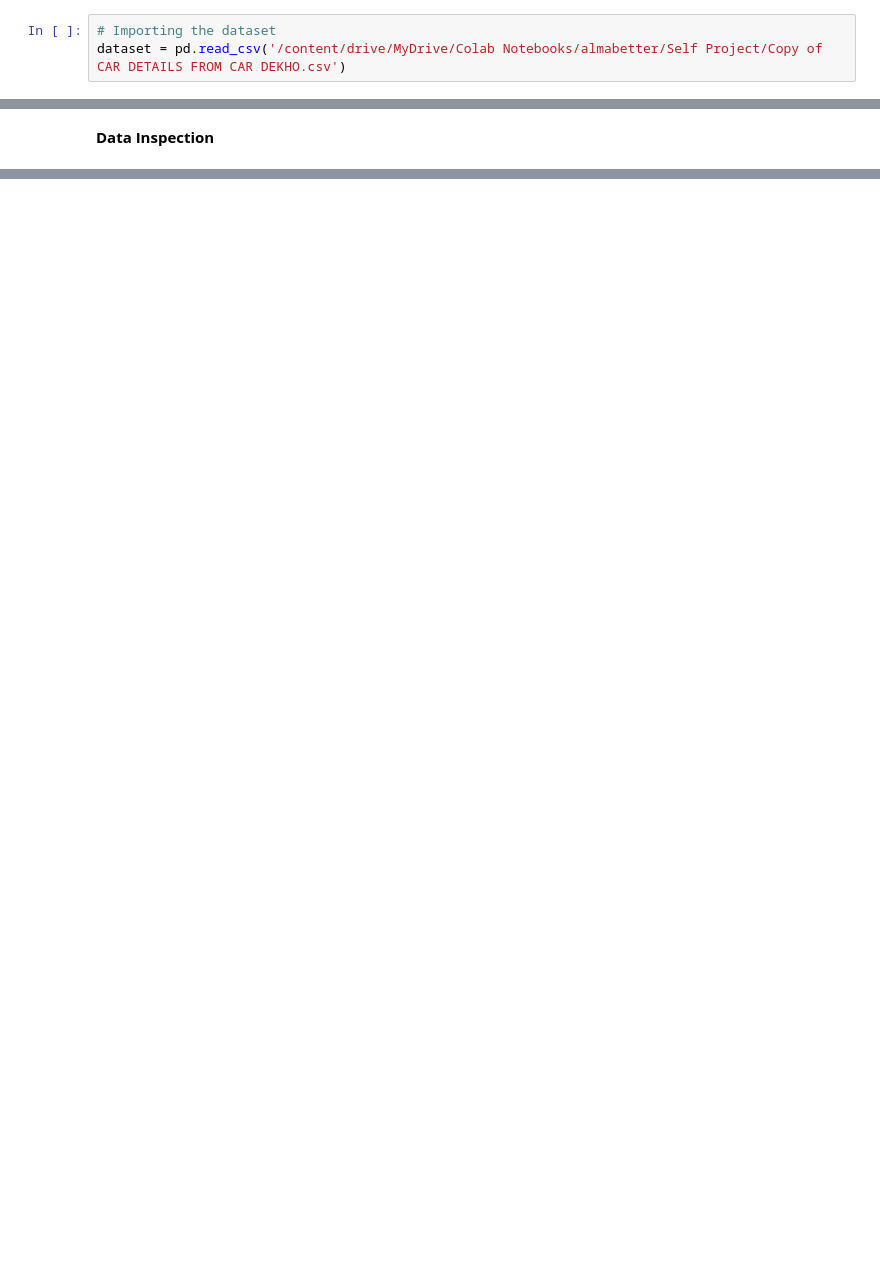
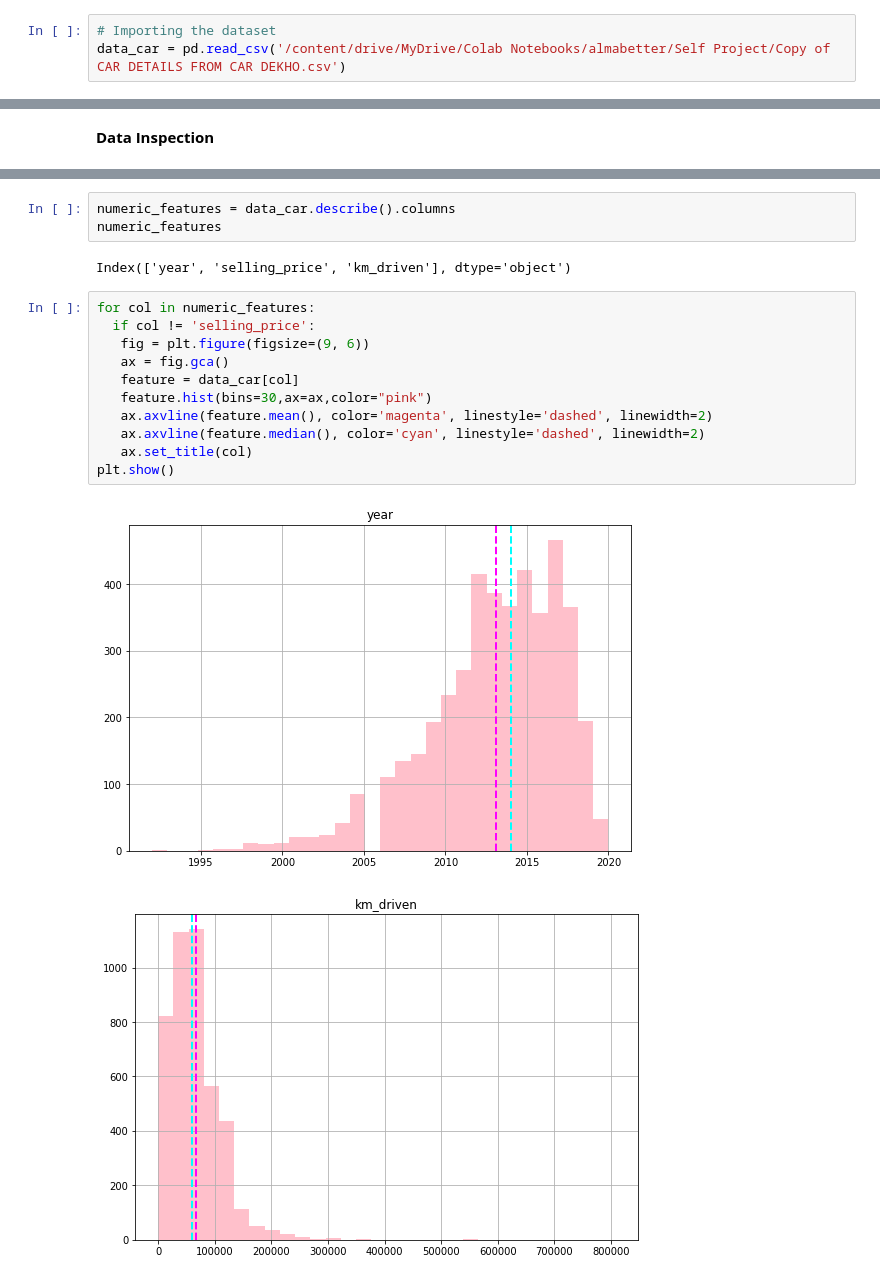
Before and after one commit to SampannaMishra/Car_Dekho_Project, a Jupyter notebook: Sampanna_Linear_Regression_(Car_Dekho).ipynb, the cells around one changed output, grey strips where cells are left out. Drawn from its saved outputs; the diff is of its cells as text; blank space fills up the shorter version.

```diff
--- a/Sampanna_Linear_Regression_(Car_Dekho).ipynb
+++ b/Sampanna_Linear_Regression_(Car_Dekho).ipynb
@@ -54,3 +54,3 @@ Mounted at /content/drive
 # %%
 # Importing the dataset
-dataset = pd.read_csv('/content/drive/MyDrive/Colab Notebooks/almabetter/Self Project/Copy of CAR DETAILS FROM CAR DEKHO.csv')
+data_car = pd.read_csv('/content/drive/MyDrive/Colab Notebooks/almabetter/Self Project/Copy of CAR DETAILS FROM CAR DEKHO.csv')
@@ -94,0 +102,19 @@ dataset.groupby('fuel')['selling_price'].mean().plot.bar()
+# %%
+numeric_features = data_car.describe().columns
+numeric_features
+# %% [output]
+Index(['year', 'selling_price', 'km_driven'], dtype='object')
+# %%
+for col in numeric_features:
+  if col != 'selling_price':
+   fig = plt.figure(figsize=(9, 6))
+   ax = fig.gca()
+   feature = data_car[col]
+   feature.hist(bins=30,ax=ax,color="pink")
+   ax.axvline(feature.mean(), color='magenta', linestyle='dashed', linewidth=2)
+   ax.axvline(feature.median(), color='cyan', linestyle='dashed', linewidth=2)
+   ax.set_title(col)
+plt.show()
+# %% [output]
+[figure, added]
+[figure, added]
```
Also changed, not shown: parts of 19 cells of this notebook.
